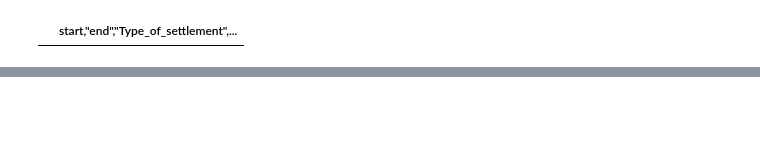
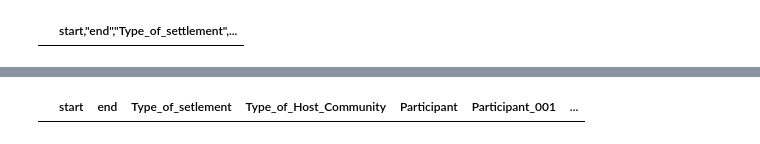
Before and after one commit to guillermosanchezg/NAUTIA, a Jupyter notebook: DesarrolloPy/Muestra_CSV.ipynb, the cells around one changed output, grey strips where cells are left out. Saved outputs shown, nothing was run; the diff lists cells and outputs as text; code cells hidden in the pictures; blank space fills up the shorter version.

```diff
--- a/DesarrolloPy/Muestra_CSV.ipynb
+++ b/DesarrolloPy/Muestra_CSV.ipynb
@@ -53,0 +67,6 @@ data_LocalLeader
+# %%
+data_Women = pd.read_csv("C:/Users/guill/Documents/Universidad/PlataformaRefugiados/NAUTIA/DesarrolloPy/DataSetOriginales/NAUTIA_1_0_Women_Focus_Group2_results.csv",sep = ",")
+# %%
+data_Women.head(10)
+# %% [output]
+|  | start | end | Type_of_setlement | Type_of_Host_Community | Participant | Participant_001 | ... |
```
Also changed, not shown: parts of 9 cells of this notebook, 3 other files.
